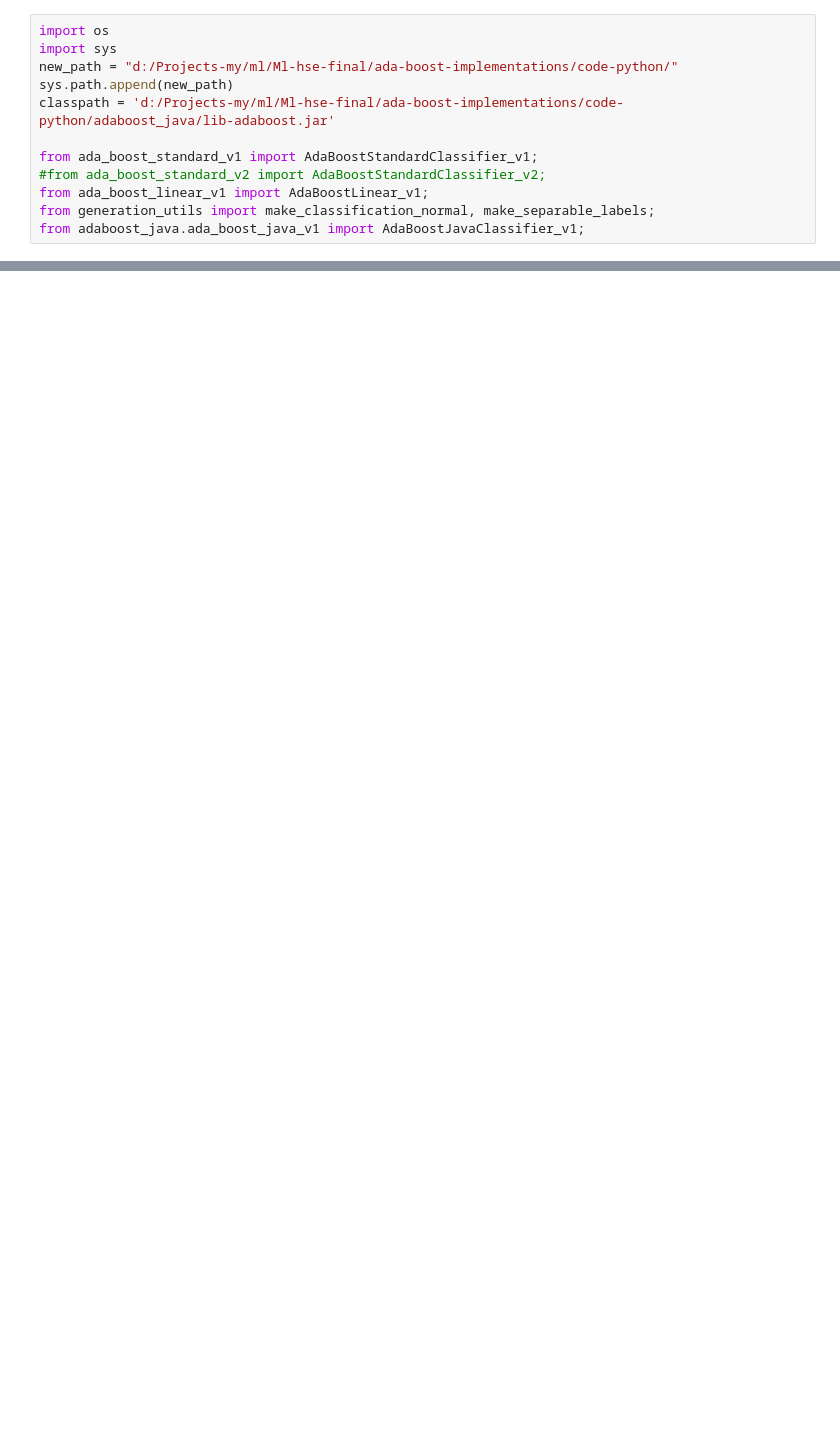
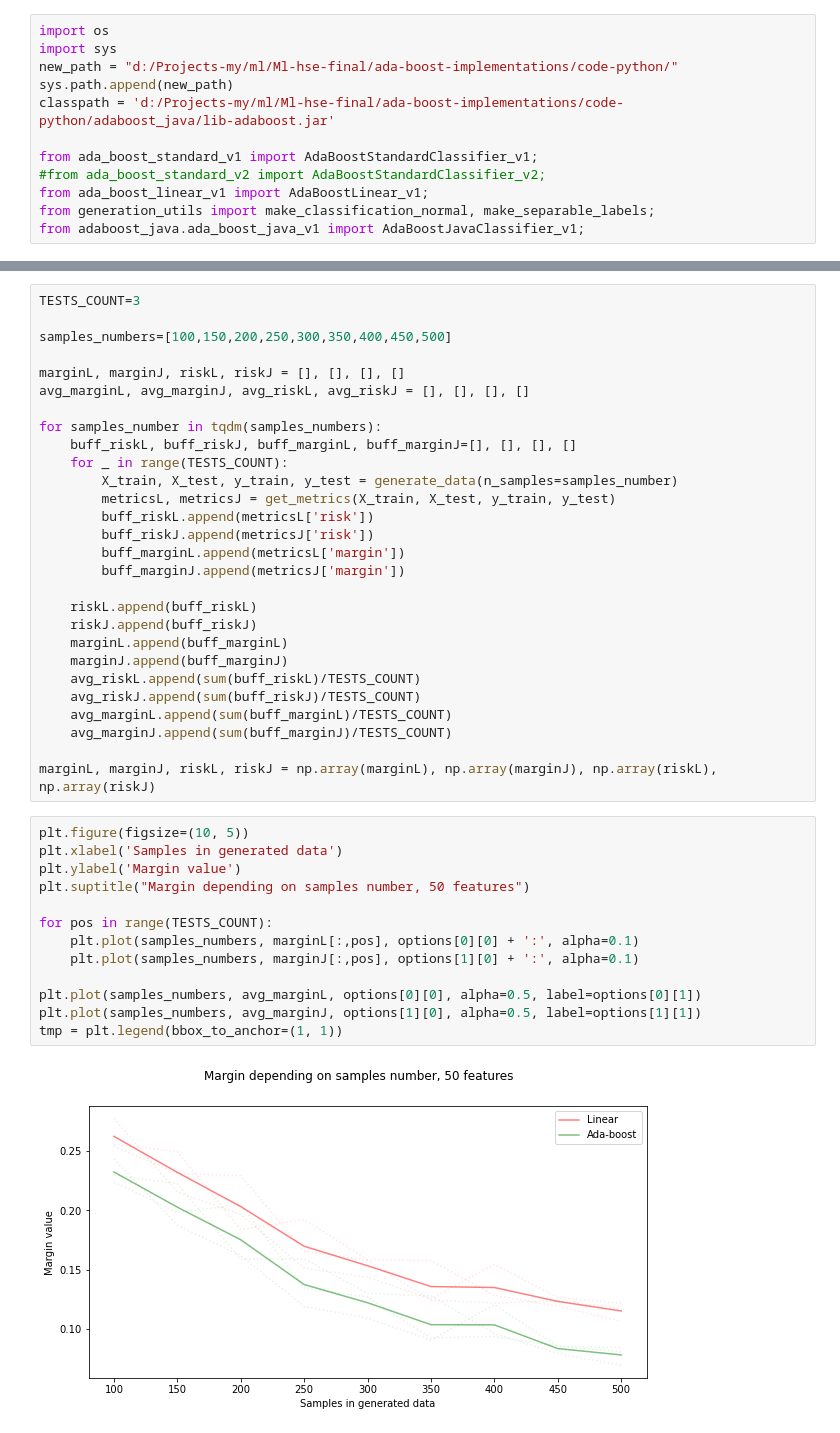
Before and after one commit to vkmbox/Ml-hse-final, a Jupyter notebook: ada-boost-implementations/code-python/notebooks/Geometric_Margin_Estimations.ipynb, the cells around one changed output, grey strips where cells are left out. Cells and saved outputs as stored; diff of their text form; blank space fills up the shorter version.

```diff
--- a/ada-boost-implementations/code-python/notebooks/Geometric_Margin_Estimations.ipynb
+++ b/ada-boost-implementations/code-python/notebooks/Geometric_Margin_Estimations.ipynb
@@ -32,0 +147,43 @@ def generate_data(n_samples=200, n_features=50,n_informative=20, n_redundant=20,
+# %%
+TESTS_COUNT=3
+
+samples_numbers=[100,150,200,250,300,350,400,450,500]
+
+marginL, marginJ, riskL, riskJ = [], [], [], []
+avg_marginL, avg_marginJ, avg_riskL, avg_riskJ = [], [], [], []
+
+for samples_number in tqdm(samples_numbers):
+    buff_riskL, buff_riskJ, buff_marginL, buff_marginJ=[], [], [], []
+    for _ in range(TESTS_COUNT):
+        X_train, X_test, y_train, y_test = generate_data(n_samples=samples_number)
+        metricsL, metricsJ = get_metrics(X_train, X_test, y_train, y_test)
+        buff_riskL.append(metricsL['risk'])
+        buff_riskJ.append(metricsJ['risk'])
+        buff_marginL.append(metricsL['margin'])
+        buff_marginJ.append(metricsJ['margin'])
+
+    riskL.append(buff_riskL)
+    riskJ.append(buff_riskJ)
+    marginL.append(buff_marginL)
+    marginJ.append(buff_marginJ)
+    avg_riskL.append(sum(buff_riskL)/TESTS_COUNT)
+    avg_riskJ.append(sum(buff_riskJ)/TESTS_COUNT)
+    avg_marginL.append(sum(buff_marginL)/TESTS_COUNT)
+    avg_marginJ.append(sum(buff_marginJ)/TESTS_COUNT)
+
+marginL, marginJ, riskL, riskJ = np.array(marginL), np.array(marginJ), np.array(riskL), np.array(riskJ)
+# %%
+plt.figure(figsize=(10, 5))
+plt.xlabel('Samples in generated data')
+plt.ylabel('Margin value')
+plt.suptitle("Margin depending on samples number, 50 features")
+
+for pos in range(TESTS_COUNT):
+    plt.plot(samples_numbers, marginL[:,pos], options[0][0] + ':', alpha=0.1)
+    plt.plot(samples_numbers, marginJ[:,pos], options[1][0] + ':', alpha=0.1)
+
+plt.plot(samples_numbers, avg_marginL, options[0][0], alpha=0.5, label=options[0][1])
+plt.plot(samples_numbers, avg_marginJ, options[1][0], alpha=0.5, label=options[1][1])
+tmp = plt.legend(bbox_to_anchor=(1, 1))
+# %% [output]
+[figure, added]
```
Also changed, not shown: parts of 14 cells of this notebook, 1 other file.
